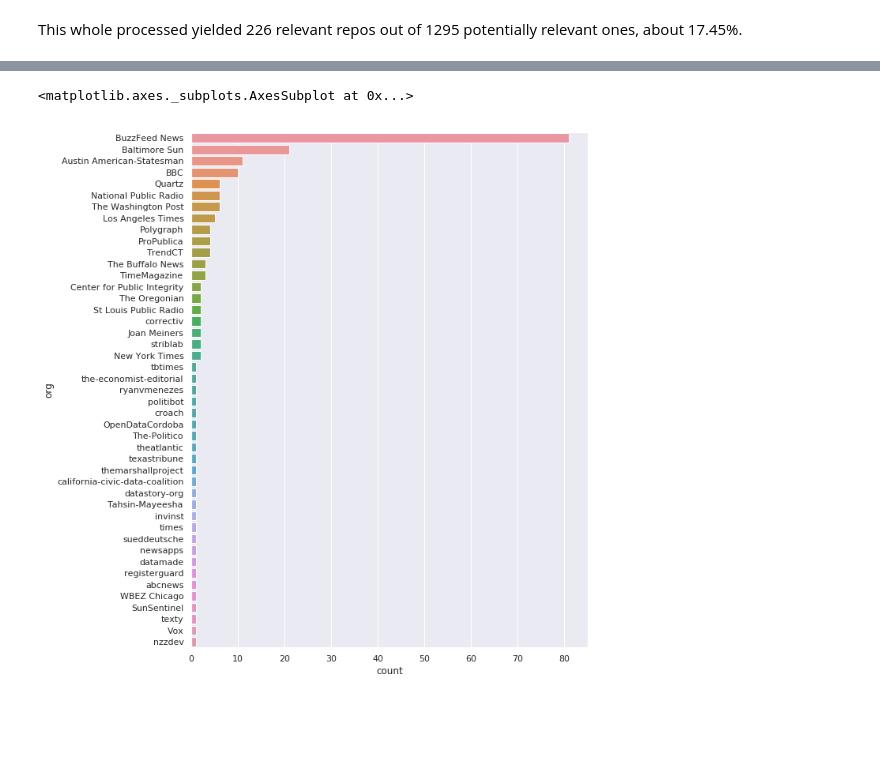
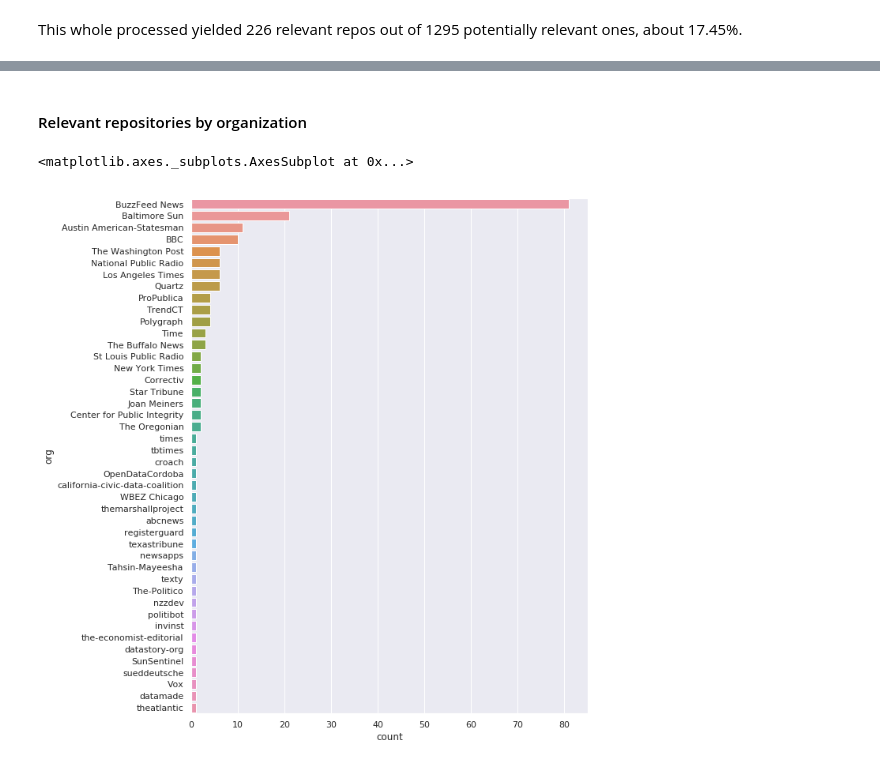
Before and after one commit to steve-kasica/table-scraps, a Jupyter notebook: notebooks-search.ipynb, the cells around one changed output, grey strips where cells are left out. Drawn from its saved outputs; the diff is of its cells as text; code cells hidden in the pictures; blank space fills up the shorter version.

Commit message:
Update relevant repos

```diff
--- a/notebooks-search.ipynb
+++ b/notebooks-search.ipynb
@@ -648,38 +631,45 @@ repos
+# %% [markdown]
+#### Relevant repositories by organization
 # %%
 repos['org'] = list(repos.url.str.extract(r'https:\/\/github\.com\/([^\/]+)\/')[0])
-repos.org = repos.org.replace(to_replace={#
+
+# This is an example of manually name entity resolution
+repos.org = repos.org.replace(to_replace={
     '@datadesk': 'Los Angeles Times',
     '@palewire': 'Los Angeles Times',
     'kyleykim': 'Los Angeles Times'  ,
     'datadesk': 'Los Angeles Times',
+    'ryanvmenezes': 'Los Angeles Times',
     'nytimes': 'New York Times',
     'TheUpshot': 'New York Times',
     '@sahilchinoy': 'New York Times',
     'TheOregonian': 'The Oregonian',
     'wpinvestigative': 'The Washington Post',
     'washingtonpost': 'The Washington Post',
     'BuzzFeedNews': 'BuzzFeed News',
     'baltimore-sun-data': 'Baltimore Sun',
     'PublicI': 'Center for Public Integrity',
     'nprapps': 'National Public Radio',
     'polygraph-cool': 'Polygraph',
     'BBC-Data-Unit': 'BBC',
     'BBCVisualJournalism': 'BBC',
     'stlpublicradio': 'St Louis Public Radio',
     'propublica': 'ProPublica',
     'trendct': 'TrendCT',
     'thebuffalonews': 'The Buffalo News',
-    'Time Magazine': 'Time',
+    'TimeMagazine': 'Time',
     'wbez': 'WBEZ Chicago',
     'beecycles': 'Joan Meiners',
     'statesman': 'Austin American-Statesman',
-    'voxmedia': 'Vox'
+    'voxmedia': 'Vox',
+    'striblab': 'Star Tribune',
+    'correctiv': 'Correctiv',
 })
 
 sns.set(rc={'figure.figsize': (9,12)})
 sns.countplot(y='org',
               data=repos[repos.is_keeper == True],
               order=repos[repos.is_keeper == True].org.value_counts().index)
 # %% [output]
 <matplotlib.axes._subplots.AxesSubplot at 0x...>
-[figure, old version]
+[figure, new version]
```
Also changed, not shown: parts of 3 cells of this notebook.
